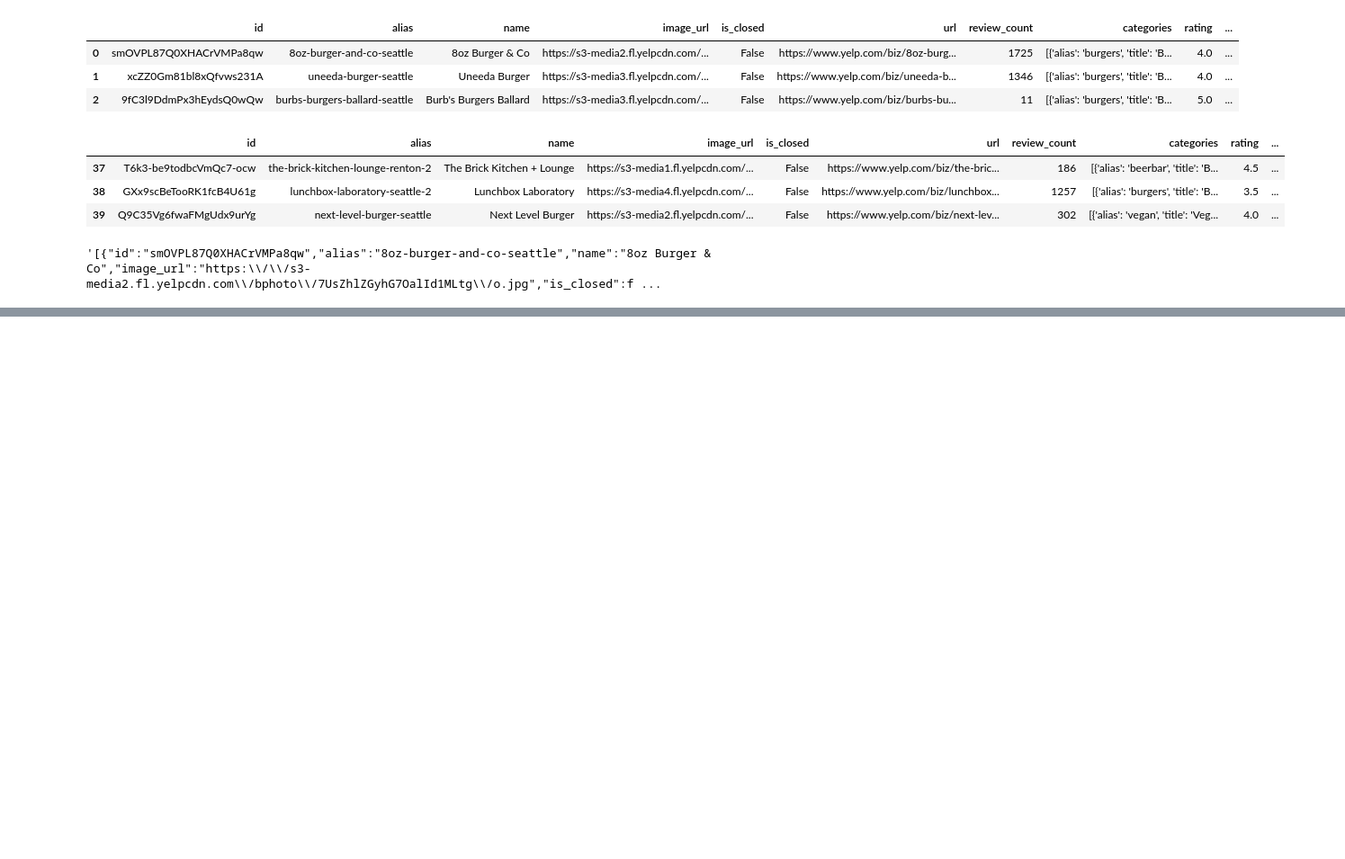
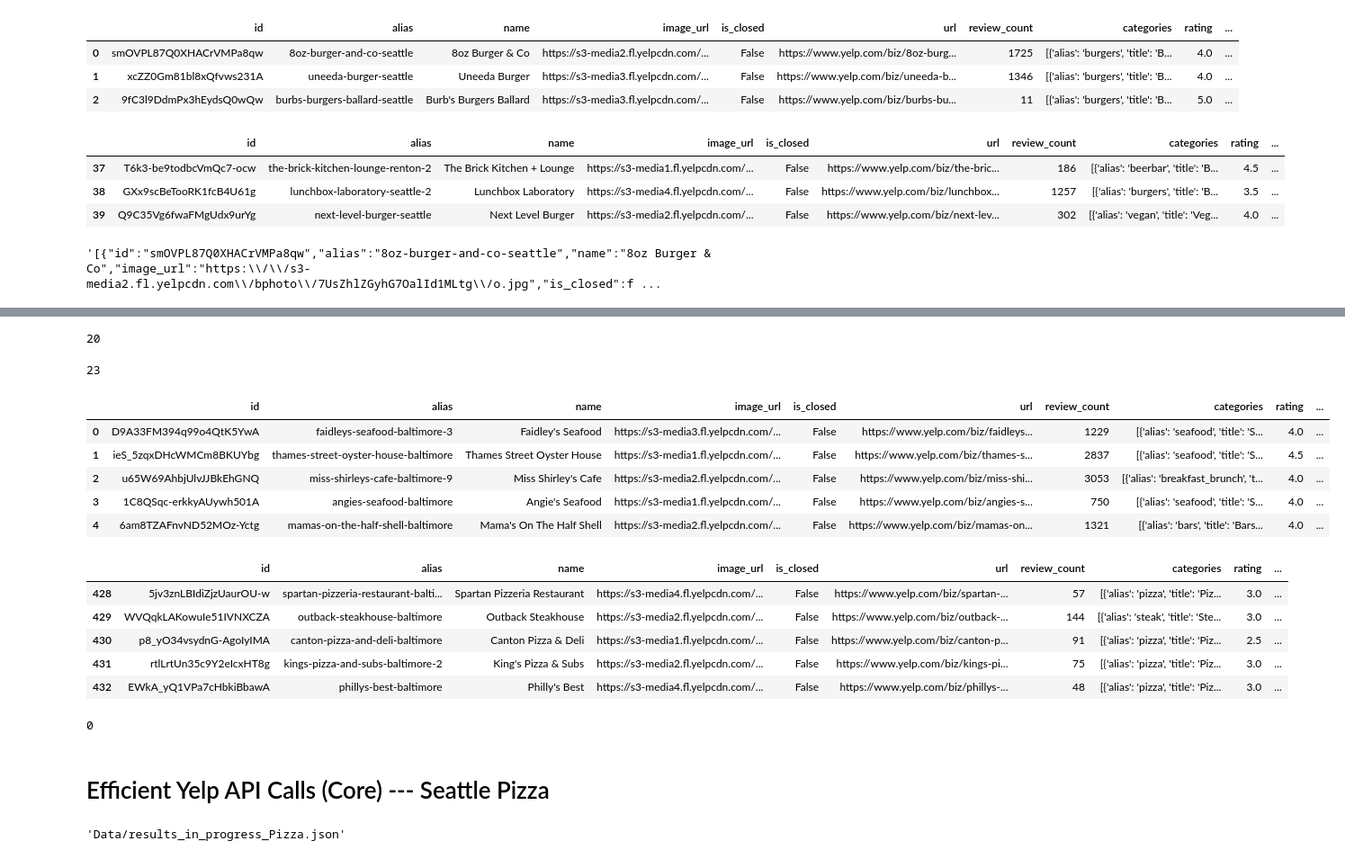
Before and after one commit to Jonny-T87/Yelp-API, a Jupyter notebook: Yelp API.ipynb, the cells around one changed output, grey strips where cells are left out. Shown at 90% size. Saved outputs shown, nothing was run; the diff lists cells and outputs as text; code cells hidden in the pictures; blank space fills up the shorter version.

Commit message:
Seattle Pizza api

```diff
--- a/Yelp API.ipynb
+++ b/Yelp API.ipynb
@@ -7,6 +10,6 @@ import pandas as pd
 # %%
 import json
-with open('C:\Program Files\Git\') as f: #change the path to match YOUR path!!
+with open('C:\Program Files\Git\.secret\yelp_api.json') as f: #change the path to match YOUR path!!
     login = json.load(f)
 login.keys()
 # %% [output]
@@ -271,0 +285,5 @@ all_burgers.to_json(orient='records')
+# %%
+# Specifying JSON_FILE filename (can include a folder)
+# include the search terms in the filename
+JSON_FILE = f"Data/results_in_progress_Crab_cakes.json"
+JSON_FILE
@@ -271,0 +343,12 @@ all_burgers.to_json(orient='records')
+# %%
+## How many did we get the details for?
+results_per_page = len(results['businesses'])
+results_per_page
+# %% [output]
+20
+# %%
+# Use math.ceil to round up for the total number of pages of results.
+n_pages = math.ceil((results['total']-n_results)/ results_per_page)
+n_pages
+# %% [output]
+23
@@ -271,0 +385,22 @@ all_burgers.to_json(orient='records')
+# %%
+# load final results
+final_df = pd.read_json(JSON_FILE)
+display(final_df.head(), final_df.tail())
+# %% [output]
+|  | id | alias | name | image_url | is_closed | url | review_count | categories | rating | ... |
+| 0 | D9A33FM394q99o4QtK5YwA | faidleys-seafood-baltimore-3 | Faidley's Seafood | https://s3-media3.fl.yelpcdn.com/... | False | https://www.yelp.com/biz/faidleys... | 1229 | [{'alias': 'seafood', 'title': 'S... | 4.0 | ... |
+| 1 | ieS_5zqxDHcWMCm8BKUYbg | thames-street-oyster-house-baltimore | Thames Street Oyster House | https://s3-media1.fl.yelpcdn.com/... | False | https://www.yelp.com/biz/thames-s... | 2837 | [{'alias': 'seafood', 'title': 'S... | 4.5 | ... |
+| 2 | u65W69AhbjUlvJJBkEhGNQ | miss-shirleys-cafe-baltimore-9 | Miss Shirley's Cafe | https://s3-media2.fl.yelpcdn.com/... | False | https://www.yelp.com/biz/miss-shi... | 3053 | [{'alias': 'breakfast_brunch', 't... | 4.0 | ... |
+| 3 | 1C8QSqc-erkkyAUywh501A | angies-seafood-baltimore | Angie's Seafood | https://s3-media1.fl.yelpcdn.com/... | False | https://www.yelp.com/biz/angies-s... | 750 | [{'alias': 'seafood', 'title': 'S... | 4.0 | ... |
+| 4 | 6am8TZAFnvND52MOz-Yctg | mamas-on-the-half-shell-baltimore | Mama's On The Half Shell | https://s3-media2.fl.yelpcdn.com/... | False | https://www.yelp.com/biz/mamas-on... | 1321 | [{'alias': 'bars', 'title': 'Bars... | 4.0 | ... |
+|  | id | alias | name | image_url | is_closed | url | review_count | categories | rating | ... |
+| 428 | 5jv3znLBIdiZjzUaurOU-w | spartan-pizzeria-restaurant-balti... | Spartan Pizzeria Restaurant | https://s3-media4.fl.yelpcdn.com/... | False | https://www.yelp.com/biz/spartan-... | 57 | [{'alias': 'pizza', 'title': 'Piz... | 3.0 | ... |
+| 429 | WVQqkLAKowuIe51IVNXCZA | outback-steakhouse-baltimore | Outback Steakhouse | https://s3-media2.fl.yelpcdn.com/... | False | https://www.yelp.com/biz/outback-... | 144 | [{'alias': 'steak', 'title': 'Ste... | 3.0 | ... |
+| 430 | p8_yO34vsydnG-AgoIyIMA | canton-pizza-and-deli-baltimore | Canton Pizza & Deli | https://s3-media1.fl.yelpcdn.com/... | False | https://www.yelp.com/biz/canton-p... | 91 | [{'alias': 'pizza', 'title': 'Piz... | 2.5 | ... |
+| 431 | rtlLrtUn35c9Y2eIcxHT8g | kings-pizza-and-subs-baltimore-2 | King's Pizza & Subs | https://s3-media2.fl.yelpcdn.com/... | False | https://www.yelp.com/biz/kings-pi... | 75 | [{'alias': 'pizza', 'title': 'Piz... | 3.0 | ... |
+| 432 | EWkA_yQ1VPa7cHbkiBbawA | phillys-best-baltimore | Philly's Best | https://s3-media4.fl.yelpcdn.com/... | False | https://www.yelp.com/biz/phillys-... | 48 | [{'alias': 'pizza', 'title': 'Piz... | 3.0 | ... |
+# %%
+# check for duplicate IDs
+final_df.duplicated(subset='id').sum()
+# %% [output]
+0
@@ -271,0 +410,2 @@ all_burgers.to_json(orient='records')
+# %% [markdown]
+# Efficient Yelp API Calls (Core) --- Seattle Pizza
@@ -271,0 +416,7 @@ all_burgers.to_json(orient='records')
+# %%
+# Specifying JSON_FILE filename
+# include the search terms in the filename
+JSON_PIZZA_FILE = f"Data/results_in_progress_Pizza.json"
+JSON_PIZZA_FILE
+# %% [output]
+'Data/results_in_progress_Pizza.json'
```
Also changed, not shown: parts of 25 cells of this notebook, 4 other files.
